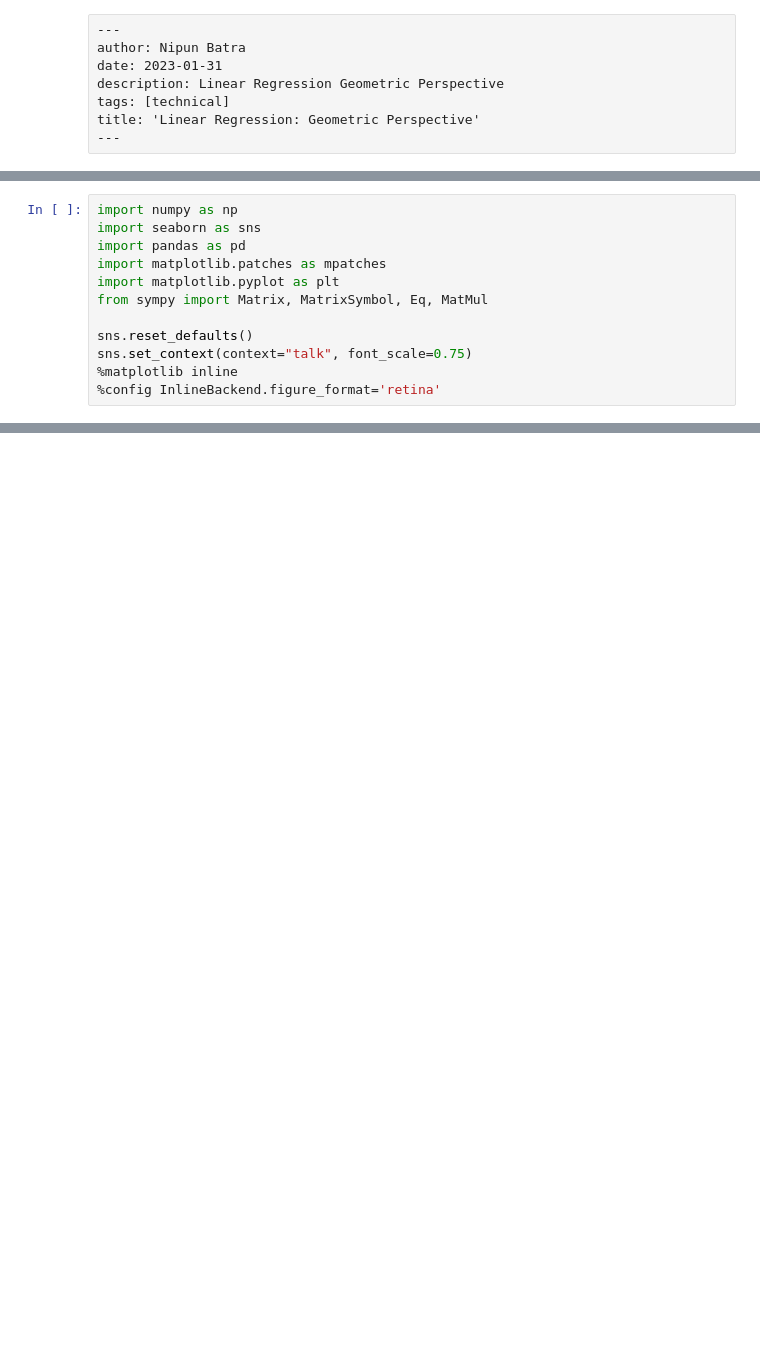
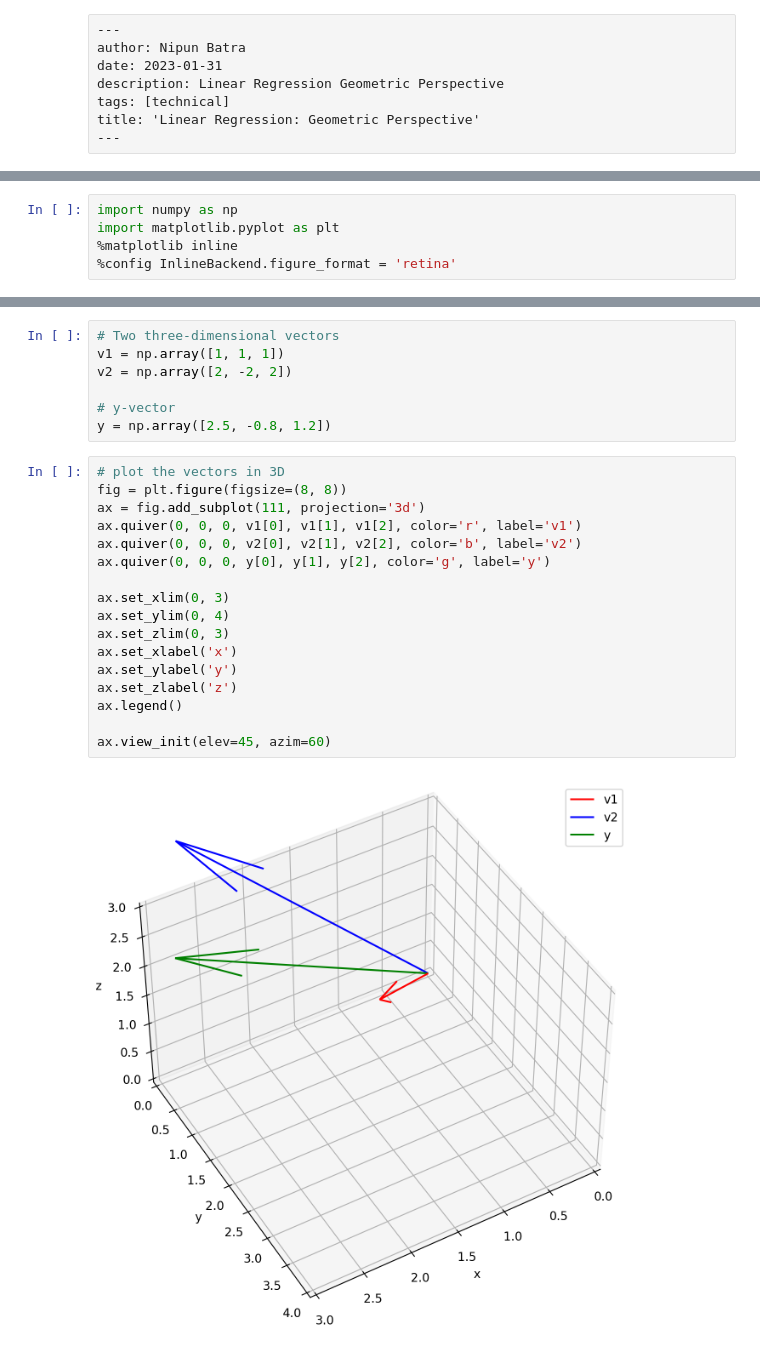
Before and after one commit to nipunbatra/ml2023, a Jupyter notebook: notebooks/posts/projection.ipynb, the cells around one changed output, grey strips where cells are left out. Saved outputs shown, nothing was run; the diff lists cells and outputs as text; blank space fills up the shorter version.

Commit message:
added q2 and notebook on projection

```diff
--- a/notebooks/posts/projection.ipynb
+++ b/notebooks/posts/projection.ipynb
@@ -39,12 +9,5 @@ We first study Goal 1. The interpretation of matrix vector product is borrowed f
 # %%
 import numpy as np
-import seaborn as sns
-import pandas as pd
-import matplotlib.patches as mpatches
 import matplotlib.pyplot as plt
-from sympy import Matrix, MatrixSymbol, Eq, MatMul
-
-sns.reset_defaults()
-sns.set_context(context="talk", font_scale=0.75)
 %matplotlib inline
-%config InlineBackend.figure_format='retina'
+%config InlineBackend.figure_format = 'retina'
@@ -167,0 +14,26 @@ In the above plots we can see that changing our x to any vector in the 2d space
+# %%
+# Two three-dimensional vectors
+v1 = np.array([1, 1, 1])
+v2 = np.array([2, -2, 2])
+
+# y-vector
+y = np.array([2.5, -0.8, 1.2])
+# %%
+# plot the vectors in 3D
+fig = plt.figure(figsize=(8, 8))
+ax = fig.add_subplot(111, projection='3d')
+ax.quiver(0, 0, 0, v1[0], v1[1], v1[2], color='r', label='v1')
+ax.quiver(0, 0, 0, v2[0], v2[1], v2[2], color='b', label='v2')
+ax.quiver(0, 0, 0, y[0], y[1], y[2], color='g', label='y')
+
+ax.set_xlim(0, 3)
+ax.set_ylim(0, 4)
+ax.set_zlim(0, 3)
+ax.set_xlabel('x')
+ax.set_ylabel('y')
+ax.set_zlabel('z')
+ax.legend()
+
+ax.view_init(elev=45, azim=60)
+# %% [output]
+[figure, added]
```
Also changed, not shown: parts of 28 cells of this notebook, 1 other file.
